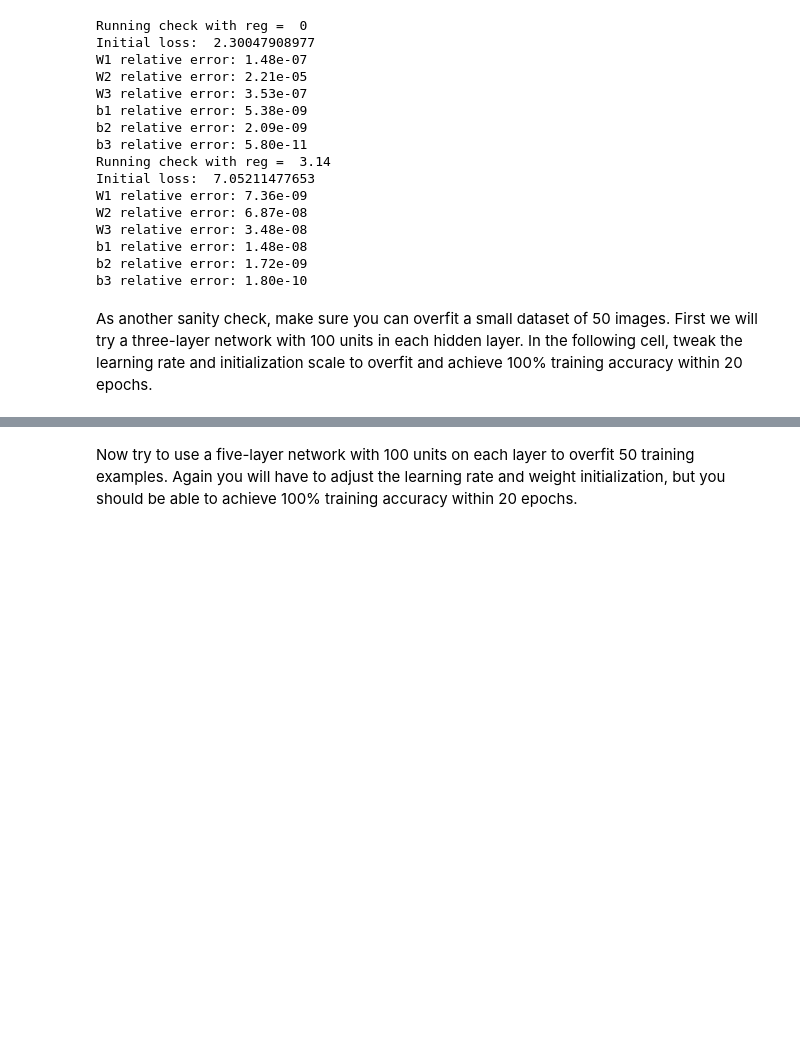
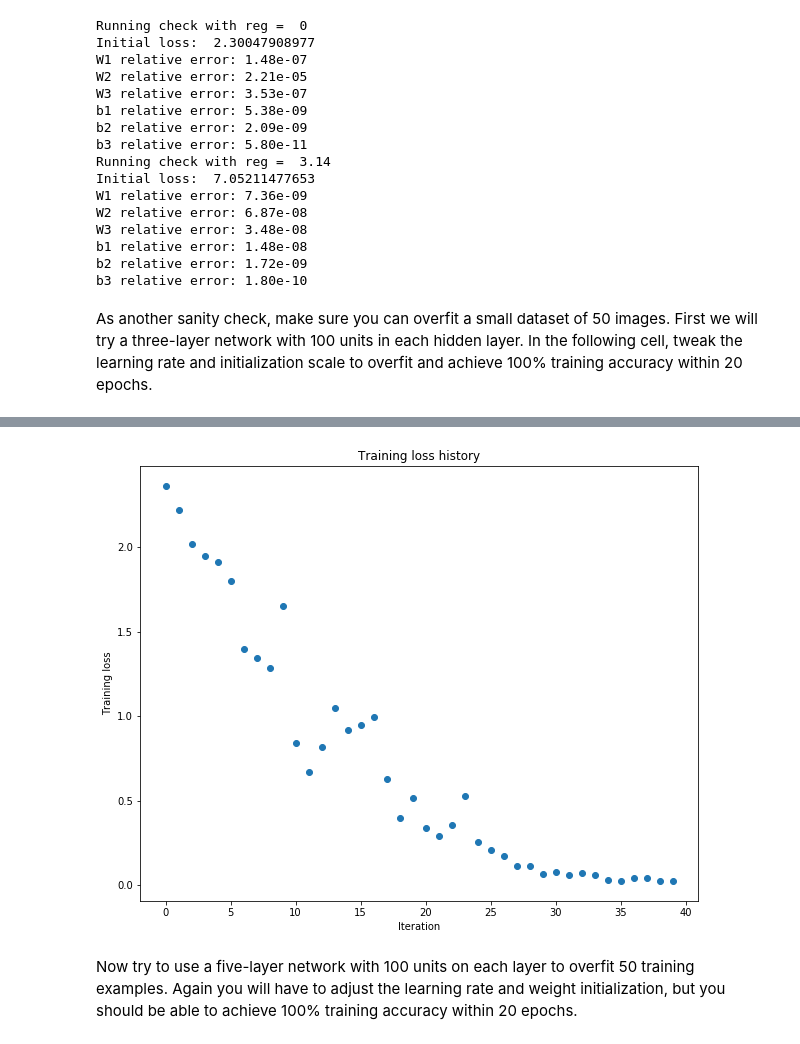
Before and after one commit to eric8607242/CS231N_2018_assignment, a Jupyter notebook: assignment2/FullyConnectedNets.ipynb, the cells around one changed output, grey strips where cells are left out. Drawn from its saved outputs; the diff is of its cells as text; code cells hidden in the pictures; blank space fills up the shorter version.

```diff
--- a/assignment2/FullyConnectedNets.ipynb
+++ b/assignment2/FullyConnectedNets.ipynb
@@ -443,7 +443,7 @@ small_data = {
 }
 
 weight_scale = 1e-2
-learning_rate = 1e-4
+learning_rate = 1e-2
 model = FullyConnectedNet([100, 100],
               weight_scale=weight_scale, dtype=np.float64)
 solver = Solver(model, small_data,
@@ -460,3 +460,4 @@ plt.title('Training loss history')
 plt.xlabel('Iteration')
 plt.ylabel('Training loss')
 plt.show()
+# %% [output]
@@ -463,3 +481,4 @@ plt.show()
+[figure, added]
 # %% [markdown]
 Now try to use a five-layer network with 100 units on each layer to overfit 50 training examples. Again you will have to adjust the learning rate and weight initialization, but you should be able to achieve 100% training accuracy within 20 epochs.
 # %%
```
Also changed, not shown: parts of 10 cells of this notebook, 1 other file.
